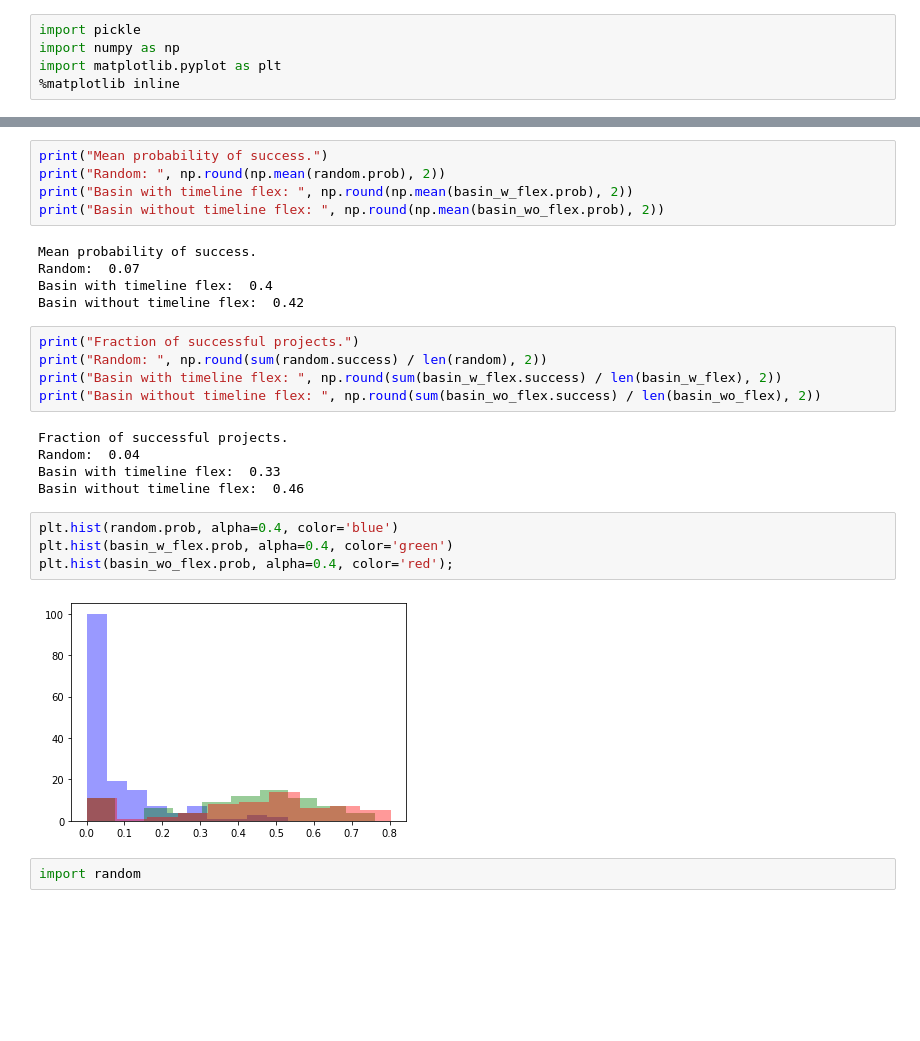
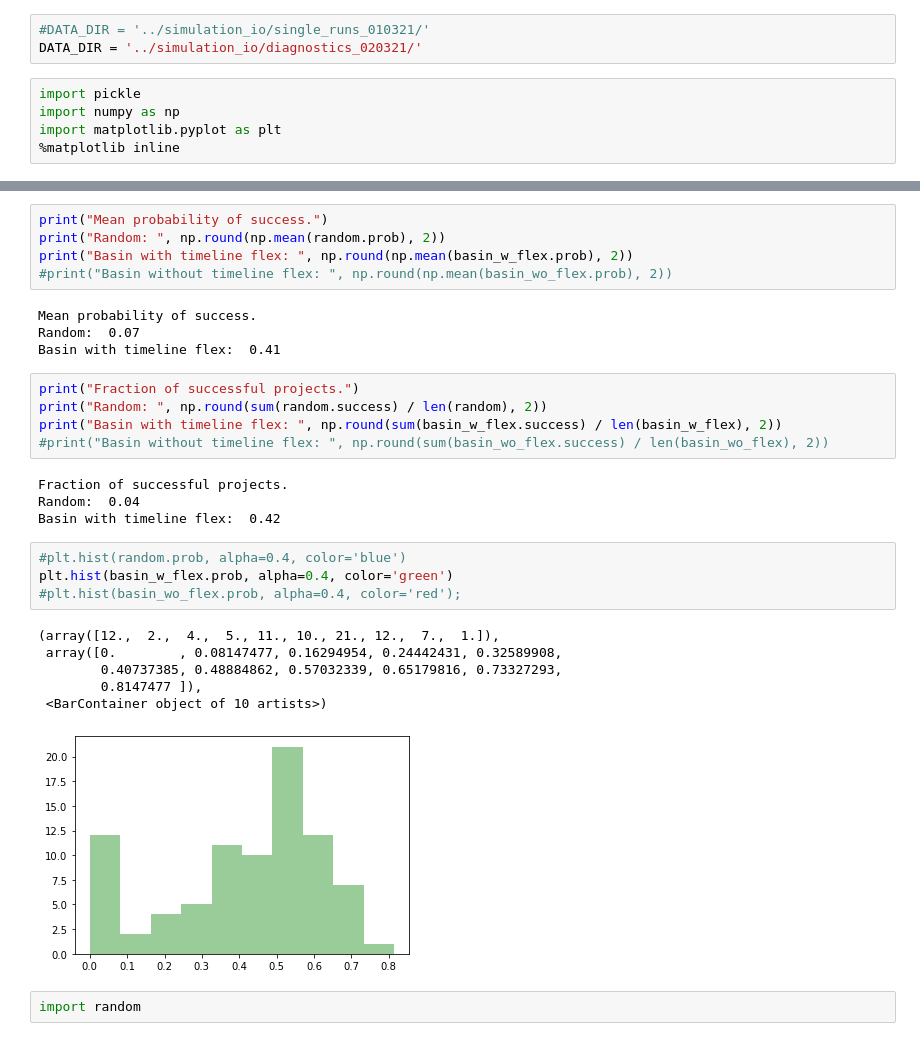
Before and after one commit to Superscriptus/SuperScript, a Jupyter notebook: analysis/initial_aws_simulations.ipynb, the cells around one changed output, grey strips where cells are left out. Saved outputs shown, nothing was run; the diff lists cells and outputs as text; blank space fills up the shorter version.

```diff
--- a/analysis/initial_aws_simulations.ipynb
+++ b/analysis/initial_aws_simulations.ipynb
@@ -23,3 +21,6 @@ DATA_DIR = '../simulation_io/single_runs_010321/'
+# %%
+#DATA_DIR = '../simulation_io/single_runs_010321/'
+DATA_DIR = '../simulation_io/diagnostics_020321/'
 # %%
 import pickle
 import numpy as np
@@ -111,28 +111,31 @@ plt.legend();
 print("Mean probability of success.")
 print("Random: ", np.round(np.mean(random.prob), 2))
 print("Basin with timeline flex: ", np.round(np.mean(basin_w_flex.prob), 2))
-print("Basin without timeline flex: ", np.round(np.mean(basin_wo_flex.prob), 2))
+#print("Basin without timeline flex: ", np.round(np.mean(basin_wo_flex.prob), 2))
 # %% [output]
 Mean probability of success.
 Random:  0.07
-Basin with timeline flex:  0.4
-Basin without timeline flex:  0.42
+Basin with timeline flex:  0.41
 # %%
 print("Fraction of successful projects.")
 print("Random: ", np.round(sum(random.success) / len(random), 2))
 print("Basin with timeline flex: ", np.round(sum(basin_w_flex.success) / len(basin_w_flex), 2))
-print("Basin without timeline flex: ", np.round(sum(basin_wo_flex.success) / len(basin_wo_flex), 2))
+#print("Basin without timeline flex: ", np.round(sum(basin_wo_flex.success) / len(basin_wo_flex), 2))
 # %% [output]
 Fraction of successful projects.
 Random:  0.04
-Basin with timeline flex:  0.33
-Basin without timeline flex:  0.46
+Basin with timeline flex:  0.42
 # %%
-plt.hist(random.prob, alpha=0.4, color='blue')
+#plt.hist(random.prob, alpha=0.4, color='blue')
 plt.hist(basin_w_flex.prob, alpha=0.4, color='green')
-plt.hist(basin_wo_flex.prob, alpha=0.4, color='red');
+#plt.hist(basin_wo_flex.prob, alpha=0.4, color='red');
 # %% [output]
+(array([12.,  2.,  4.,  5., 11., 10., 21., 12.,  7.,  1.]),
+ array([0.        , 0.08147477, 0.16294954, 0.24442431, 0.32589908,
+        0.40737385, 0.48884862, 0.57032339, 0.65179816, 0.73327293,
+        0.8147477 ]),
+ <BarContainer object of 10 artists>)
-[figure, old version]
+[figure, new version]
 # %%
 import random
 # %%
```
Also changed, not shown: parts of 11 cells of this notebook, 2 other files.
